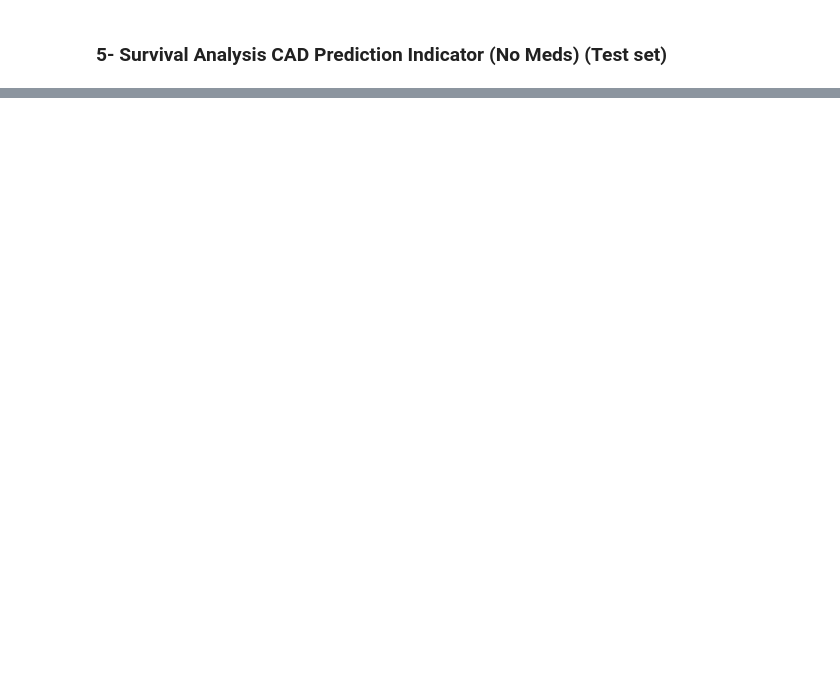
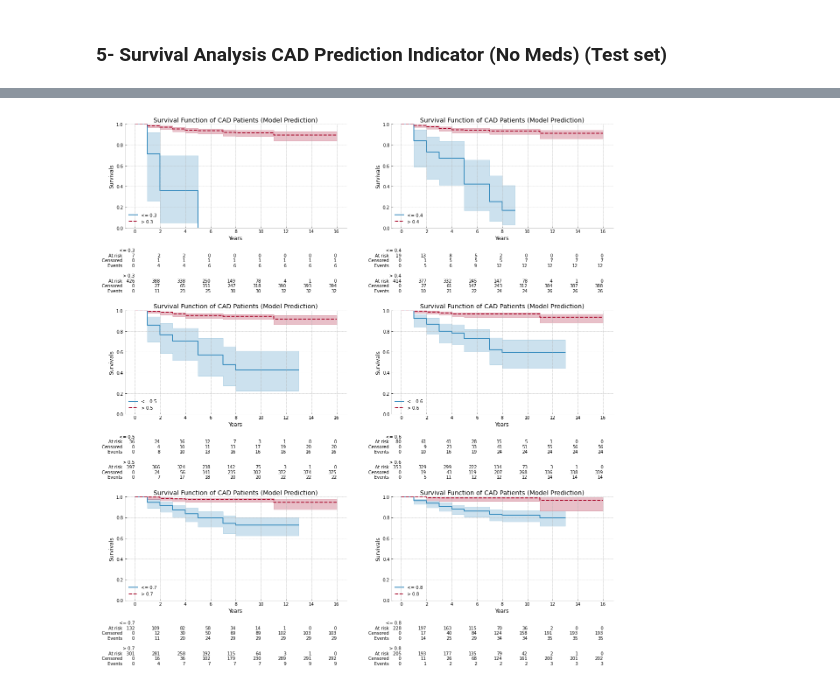
Before and after one commit to orientino/ml4cad, a Jupyter notebook: survival_analysis.ipynb, the cells around one changed output, grey strips where cells are left out. Cells and saved outputs as stored; diff of their text form; code cells hidden in the pictures; blank space fills up the shorter version.

```diff
--- a/survival_analysis.ipynb
+++ b/survival_analysis.ipynb
@@ -510,0 +306,30 @@ plotting.add_at_risk_counts(kmf1, kmf2)
+# %%
+df_model = pd.read_csv("./data/data/survival/extra_nomeds_test_output.csv", index_col=0, decimal='.')
+
+df_6_model = df_6.drop(list(set(df_6.index) - set(df_model.index)))
+df_6_model = df_6_model.merge(df_model, how="left", left_index=True, right_index=True)
+
+
+fig = plt.figure(figsize=(20, 20))
+fig_dims = (3, 2)
+fig.subplots_adjust(hspace=0.8, wspace=0.2)
+
+plt.subplot2grid(fig_dims, (0, 0))
+plot_kmf(threshold=0.3)
+
+plt.subplot2grid(fig_dims, (0, 1))
+plot_kmf(threshold=0.4)
+
+plt.subplot2grid(fig_dims, (1, 0))
+plot_kmf(threshold=0.5)
+
+plt.subplot2grid(fig_dims, (1, 1))
+plot_kmf(threshold=0.6)
+
+plt.subplot2grid(fig_dims, (2, 0))
+plot_kmf(threshold=0.7)
+
+plt.subplot2grid(fig_dims, (2, 1))
+plot_kmf(threshold=0.8)
+# %% [output]
+[figure, added]
```
Also changed, not shown: parts of 5 cells of this notebook, 7 other files.
